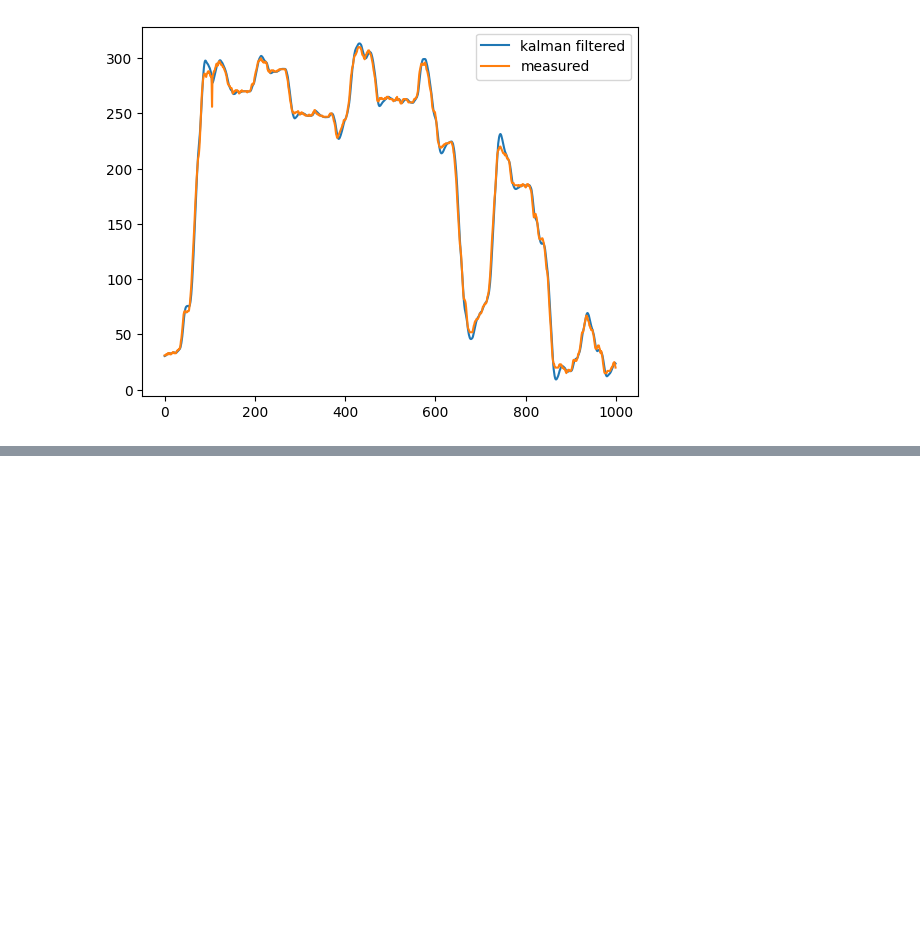
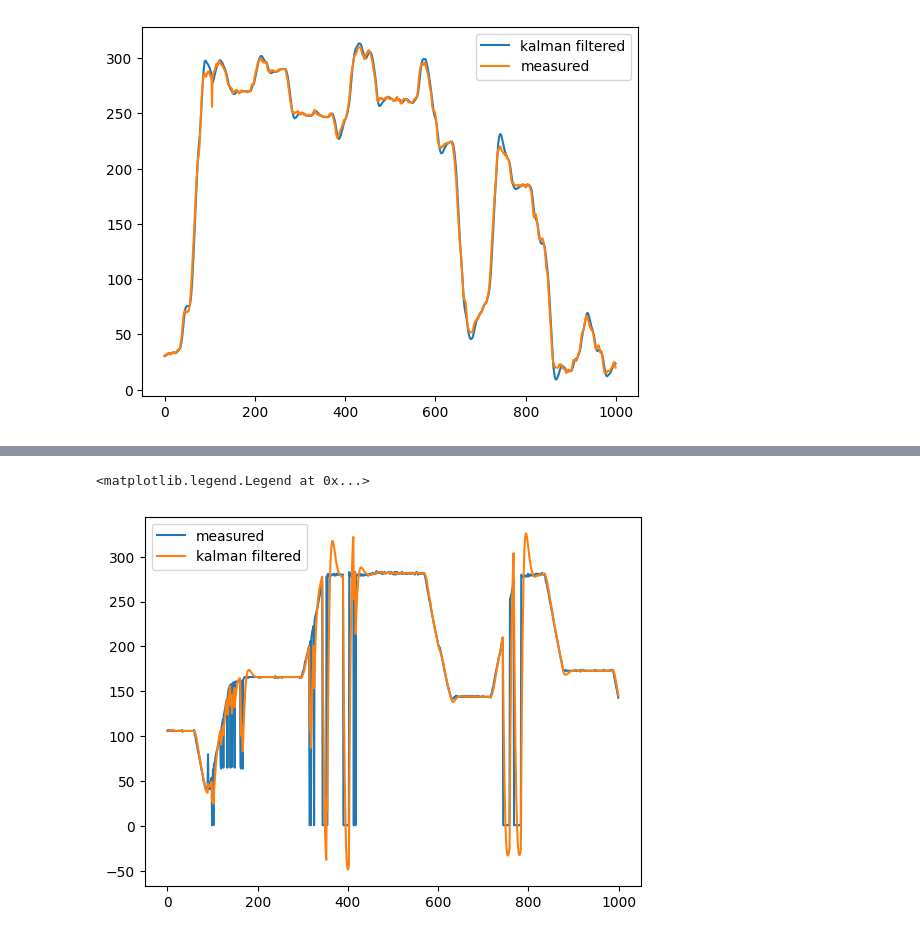
Before and after one commit to haohao1331/rot2-project, a Jupyter notebook: exploring/2024-02-26_kalman_filter_test.ipynb, the cells around one changed output, grey strips where cells are left out. Cells and saved outputs as stored; diff of their text form; code cells hidden in the pictures; blank space fills up the shorter version.

```diff
--- a/exploring/2024-02-26_kalman_filter_test.ipynb
+++ b/exploring/2024-02-26_kalman_filter_test.ipynb
@@ -54,0 +151,9 @@ plt.legend()
+# %%
+loc, pad = 2500, 500
+
+plt.plot(zx[loc - pad: loc + pad], label='measured')
+plt.plot(kfx[loc - pad: loc + pad], label='kalman filtered')
+plt.legend()
+# %% [output]
+<matplotlib.legend.Legend at 0x...>
+[figure, added]
```
Also changed, not shown: parts of 9 cells of this notebook, 1 other file.
